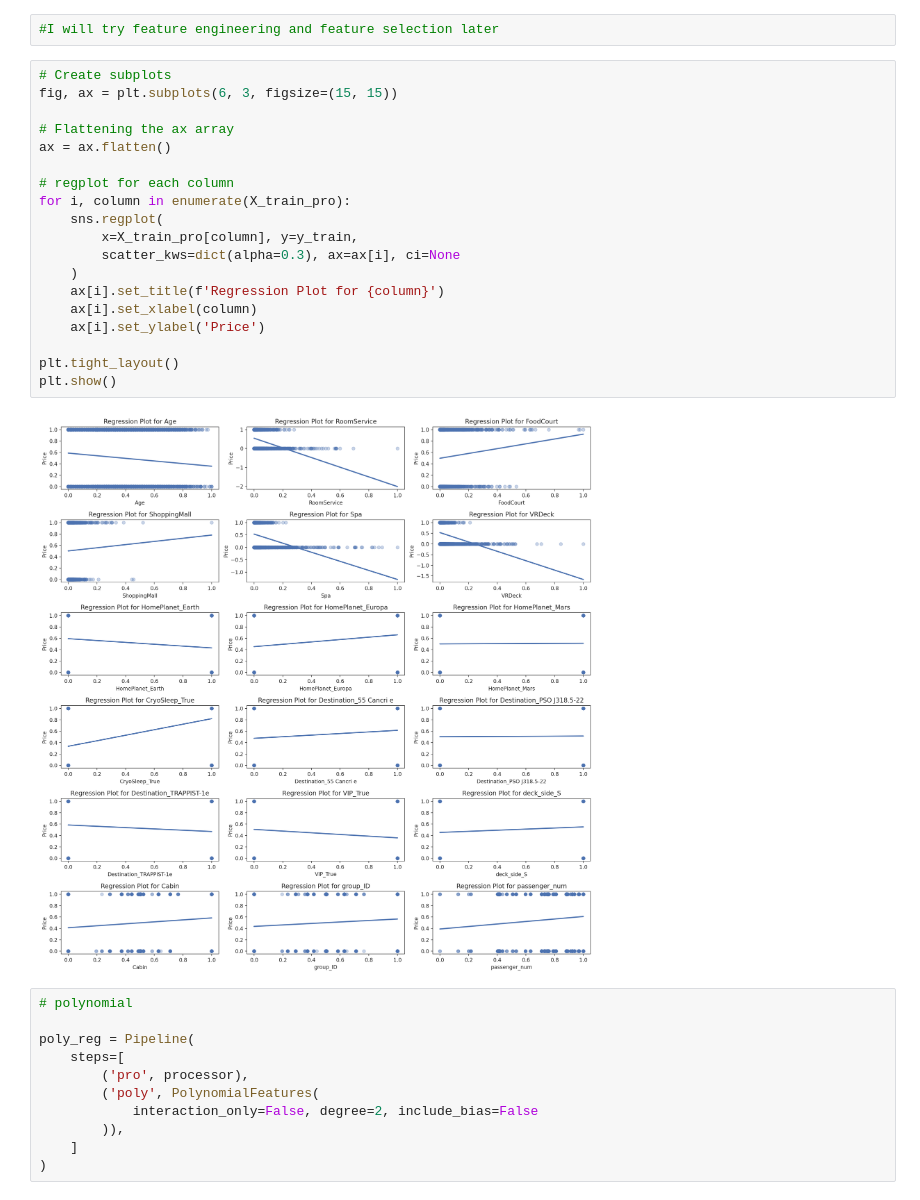
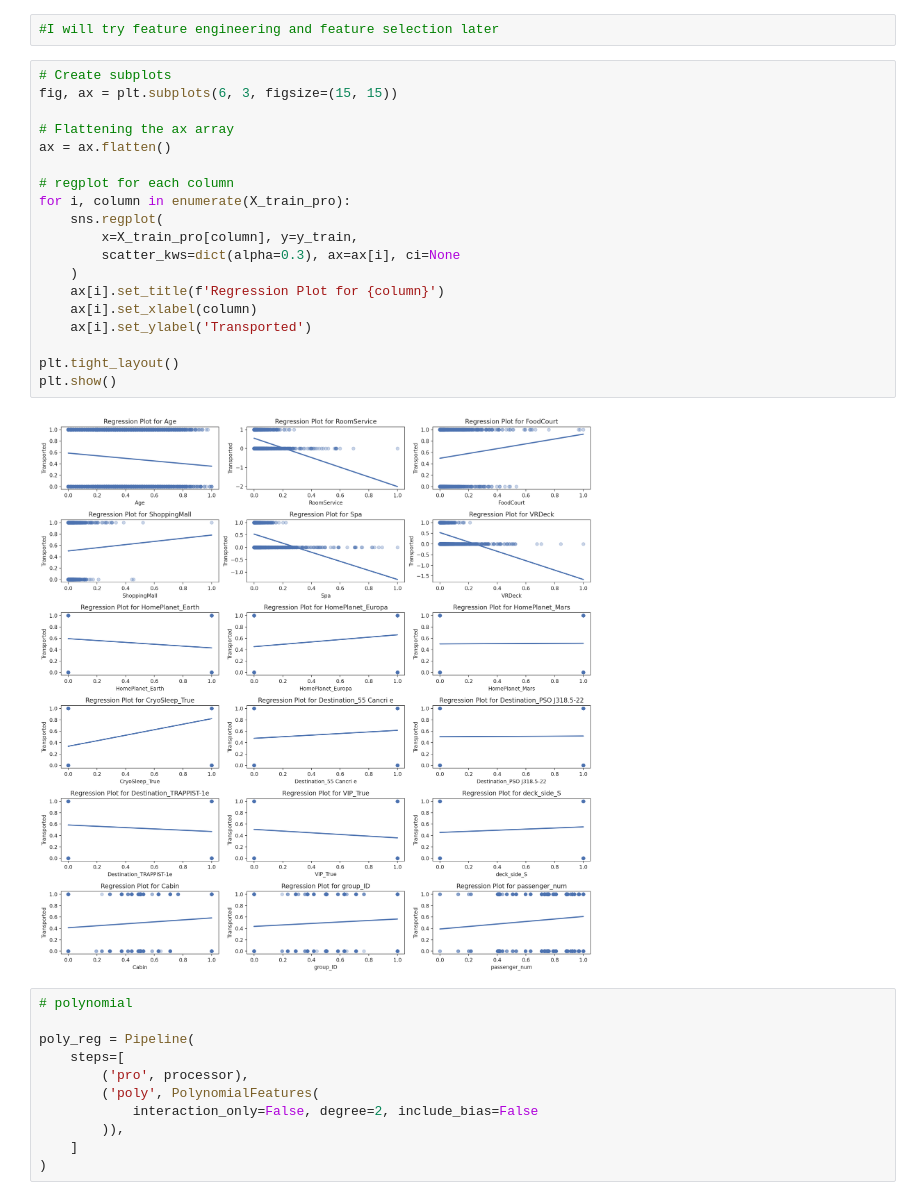
Before and after one commit to peteray-dev/Space-Titanic, a Jupyter notebook: Space_Titanic.ipynb, the cells around one changed output. Drawn from its saved outputs; the diff is of its cells as text.

```diff
--- a/Space_Titanic.ipynb
+++ b/Space_Titanic.ipynb
@@ -358,24 +358,24 @@ test_pro = processor.transform(test)
 # %%
 # Create subplots
 fig, ax = plt.subplots(6, 3, figsize=(15, 15))
 
 # Flattening the ax array
 ax = ax.flatten()
 
 # regplot for each column
 for i, column in enumerate(X_train_pro):
     sns.regplot(
         x=X_train_pro[column], y=y_train,
         scatter_kws=dict(alpha=0.3), ax=ax[i], ci=None
     )
     ax[i].set_title(f'Regression Plot for {column}')
     ax[i].set_xlabel(column)
-    ax[i].set_ylabel('Price')
+    ax[i].set_ylabel('Transported')
 
 plt.tight_layout()
 plt.show()
 # %% [output]
-[figure, old version]
+[figure, new version]
 # %%
 # polynomial
 
```
Also changed, not shown: parts of 34 cells of this notebook.
